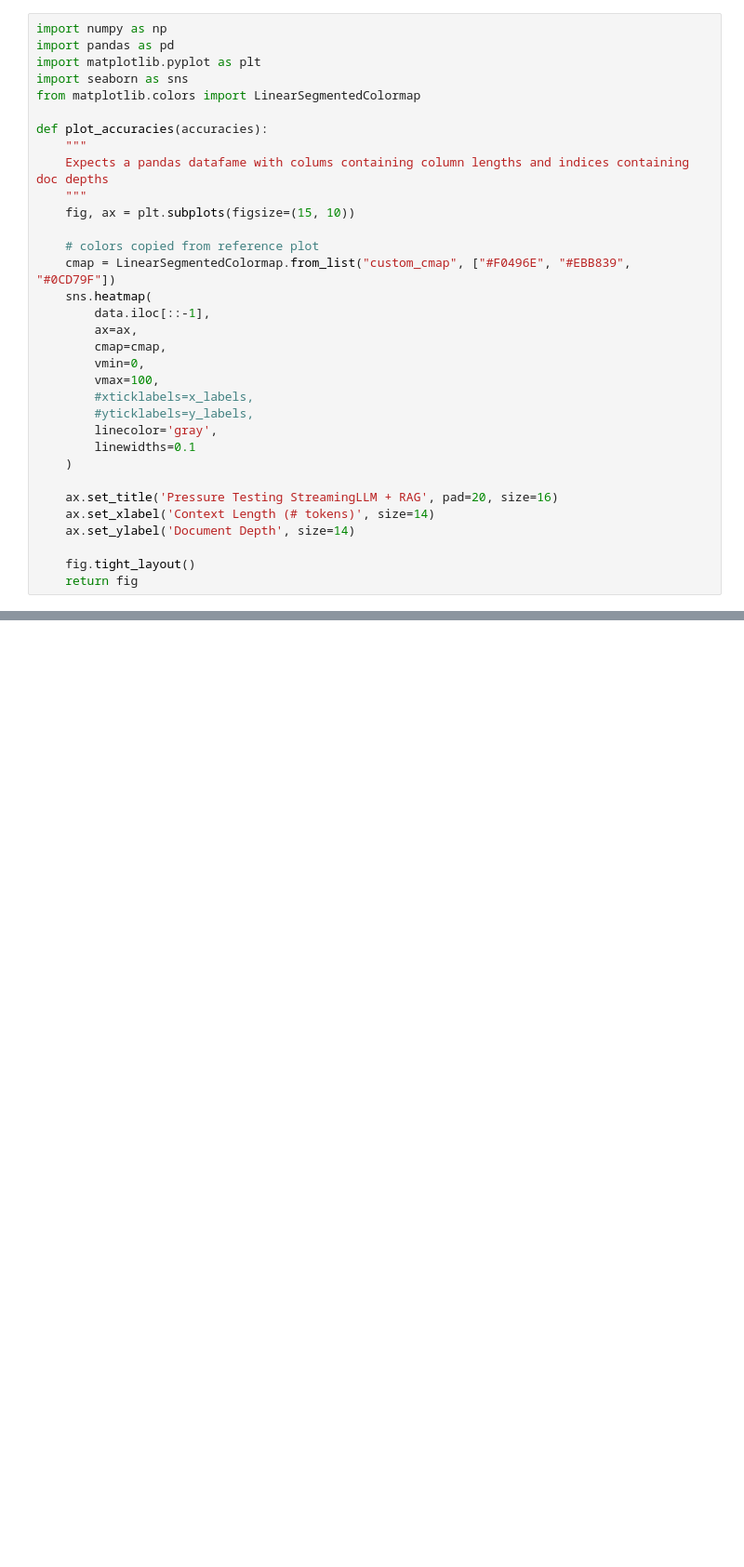
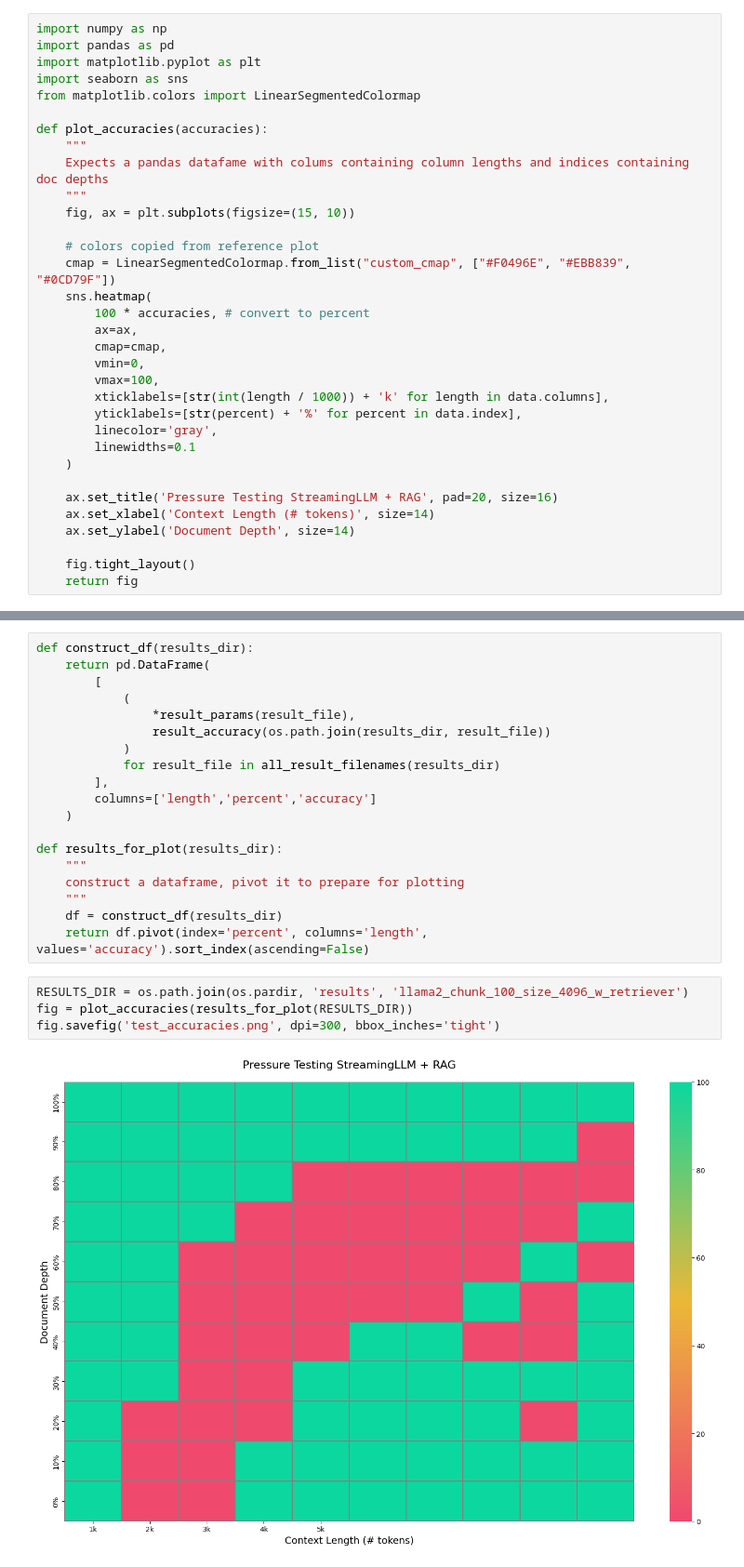
Before and after one commit to MiguelSMoreira/streaming-llm, a Jupyter notebook: visualization/heatmap.ipynb, the cells around one changed output, grey strips where cells are left out. Shown at 93% size. Cells and saved outputs as stored; diff of their text form; blank space fills up the shorter version.

Commit message:
heatmap viz with dummy accuracy impl

```diff
--- a/visualization/heatmap.ipynb
+++ b/visualization/heatmap.ipynb
@@ -14,13 +14,13 @@ def plot_accuracies(accuracies):
     # colors copied from reference plot
     cmap = LinearSegmentedColormap.from_list("custom_cmap", ["#F0496E", "#EBB839", "#0CD79F"])
     sns.heatmap(
-        data.iloc[::-1],
+        100 * accuracies, # convert to percent
         ax=ax,
         cmap=cmap,
         vmin=0,
         vmax=100,
-        #xticklabels=x_labels,
-        #yticklabels=y_labels,
+        xticklabels=[str(int(length / 1000)) + 'k' for length in data.columns],
+        yticklabels=[str(percent) + '%' for percent in data.index],
         linecolor='gray',
         linewidths=0.1
     )
@@ -46,0 +96,25 @@ fig.savefig('accuracies.png', dpi=300, bbox_inches='tight')
+# %%
+def construct_df(results_dir):
+    return pd.DataFrame(
+        [
+            (
+                *result_params(result_file),
+                result_accuracy(os.path.join(results_dir, result_file))
+            )
+            for result_file in all_result_filenames(results_dir)
+        ],
+        columns=['length','percent','accuracy']
+    )
+
+def results_for_plot(results_dir):
+    """
+    construct a dataframe, pivot it to prepare for plotting
+    """
+    df = construct_df(results_dir)
+    return df.pivot(index='percent', columns='length', values='accuracy').sort_index(ascending=False)
+# %%
+RESULTS_DIR = os.path.join(os.pardir, 'results', 'llama2_chunk_100_size_4096_w_retriever')
+fig = plot_accuracies(results_for_plot(RESULTS_DIR))
+fig.savefig('test_accuracies.png', dpi=300, bbox_inches='tight')
+# %% [output]
+[figure, added]
```
Also changed, not shown: parts of 2 cells of this notebook.
